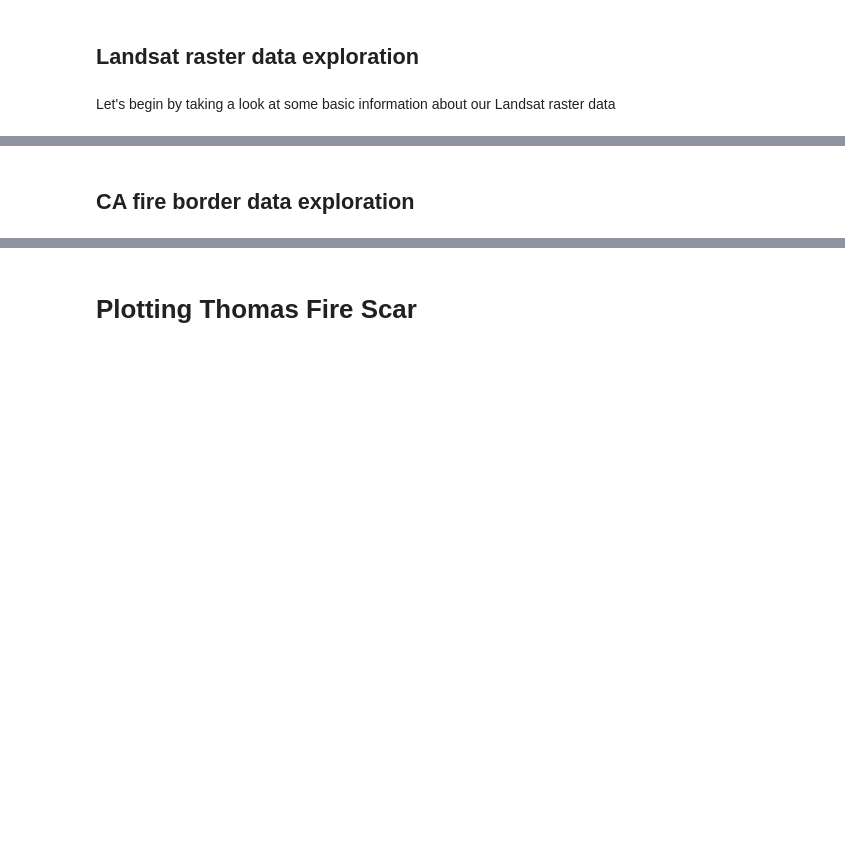
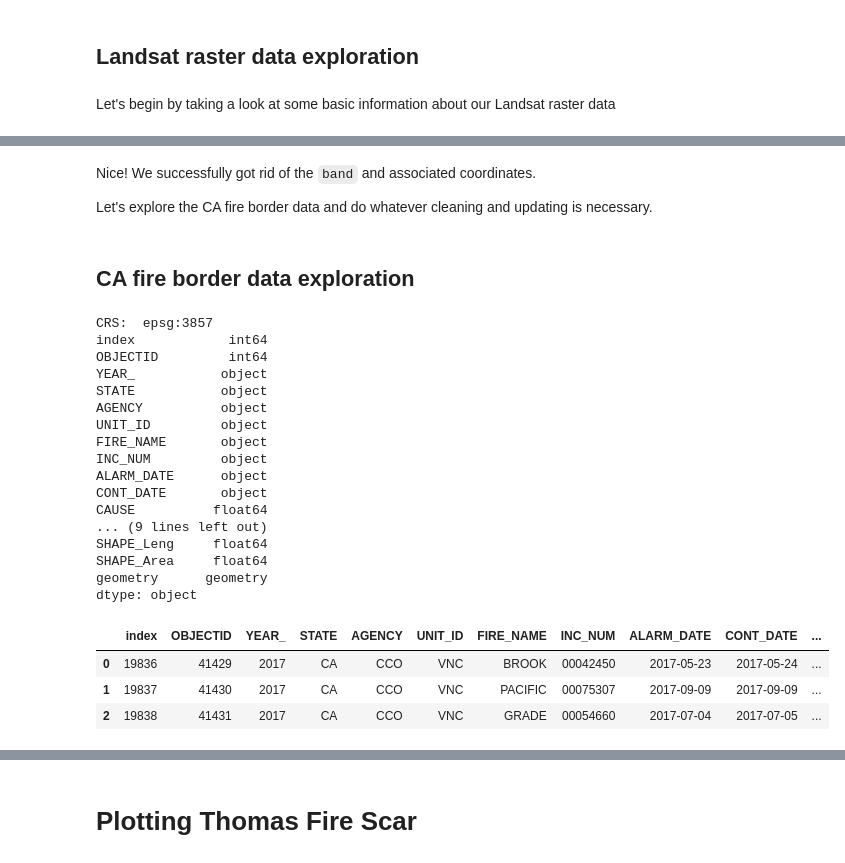
Before and after one commit to annaramji/thomas-fire, a Jupyter notebook: thomas-fire-analysis.ipynb, the cells around one changed output, grey strips where cells are left out. Drawn from its saved outputs; the diff is of its cells as text; code cells hidden in the pictures; blank space fills up the shorter version.

```diff
--- a/thomas-fire-analysis.ipynb
+++ b/thomas-fire-analysis.ipynb
@@ -302,4 +372,37 @@ Note: this data is an `xarray.Dataset` with 5 bands: red, green, blue, near-infr
+# %% [markdown]
+Nice! We successfully got rid of the `band` and associated coordinates.
+
+Let's explore the CA fire border data and do whatever cleaning and updating is necessary.
 # %% [markdown]
 ## CA fire border data exploration
 # %%
-ca_fires
+# general exploration of CA border data
+
+print('CRS: ', ca_fires.crs) # using the rio accessor to get the CRS, as this is a
+# xarray.Dataset
+
+print(ca_fires.dtypes)
+
+ca_fires.head(3)
+# %% [output]
+CRS:  epsg:3857
+index            int64
+OBJECTID         int64
+YEAR_           object
+STATE           object
+AGENCY          object
+UNIT_ID         object
+FIRE_NAME       object
+INC_NUM         object
+ALARM_DATE      object
+CONT_DATE       object
+CAUSE          float64
+... (9 lines left out)
+SHAPE_Leng     float64
+SHAPE_Area     float64
+geometry      geometry
+dtype: object
+|  | index | OBJECTID | YEAR_ | STATE | AGENCY | UNIT_ID | FIRE_NAME | INC_NUM | ALARM_DATE | CONT_DATE | ... |
+| 0 | 19836 | 41429 | 2017 | CA | CCO | VNC | BROOK | 00042450 | 2017-05-23 | 2017-05-24 | ... |
+| 1 | 19837 | 41430 | 2017 | CA | CCO | VNC | PACIFIC | 00075307 | 2017-09-09 | 2017-09-09 | ... |
+| 2 | 19838 | 41431 | 2017 | CA | CCO | VNC | GRADE | 00054660 | 2017-07-04 | 2017-07-05 | ... |
```
Also changed, not shown: parts of 17 cells of this notebook.
